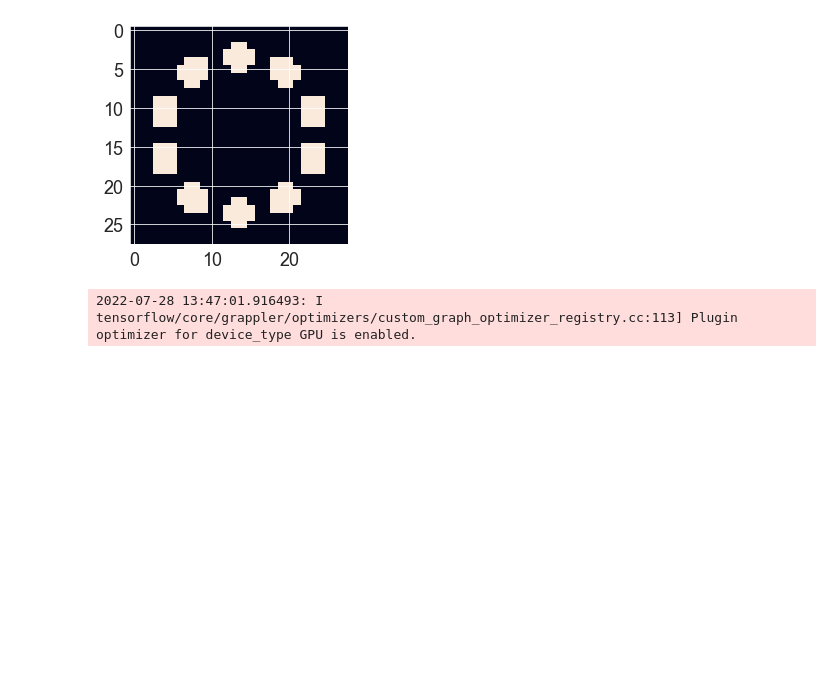
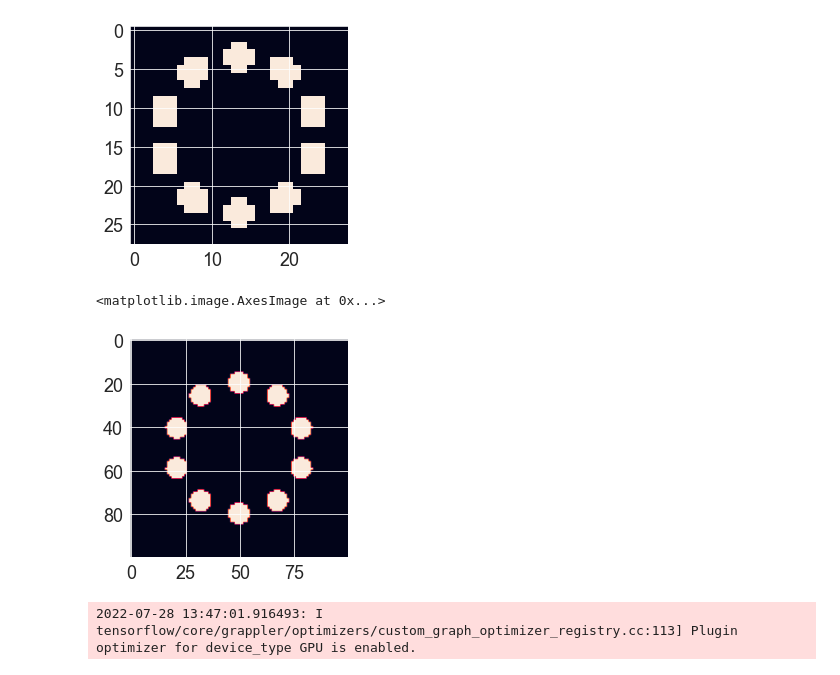
Before and after one commit to fftakumi/MOD2NN, a Jupyter notebook: Faraday/two_dim/test2.ipynb, the cells around one changed output. Saved outputs shown, nothing was run; the diff lists cells and outputs as text; code cells hidden in the pictures; blank space fills up the shorter version.

```diff
--- a/Faraday/two_dim/test2.ipynb
+++ b/Faraday/two_dim/test2.ipynb
@@ -88,6 +88,9 @@ class CircleOnCircumferenceDetector(tf.keras.layers.Layer):
             _ax = fig.add_subplot()
             _ax.imshow(sum_image.numpy())
 
+    def get_photo_mask(self):
+        return tf.reduce_sum(self.filters, axis=0)
+
     def get_config(self):
         config = super().get_config()
         config.update({
@@ -116,7 +119,7 @@ class CircleOnCircumferenceDetector(tf.keras.layers.Layer):
 
         return y
 # %%
-shape = (28, 28)
+shape = (100, 100)
 inputs = tf.keras.Input((28, 28))
 x = ImageResizing(shape)(inputs)
 x = ImageBinarization(0.5, 0.0, 1.0)(x)
@@ -125,7 +128,7 @@ x = MO(shape, limitation=None, theta=1.0, eta=0)(x)
 x = AngularSpectrum(shape, wavelength=532e-9, z=1.0e-3, d=1.0e-6, method='expand')(x)
 x = FaradayRotationByStokes(shape)(x)
 # x = D2NNMNISTFilter(shape)(x)
-x = CircleOnCircumferenceDetector(10, 10, 2)(x)
+x = CircleOnCircumferenceDetector(10, 30, 5)(x)
 #x = Polarizer(shape, phi=np.pi/4)(x)
 #x = ElectricFieldToIntensity(shape)(x)
 #x = MNISTDetector(10)(inputs)
@@ -133,6 +136,11 @@ x = tf.keras.layers.Softmax()(x)
 #x = MNISTDifferentialDetector(shape)(x)
 model = tf.keras.Model(inputs, x)
 #model.summary()
+# %%
+plt.imshow(model.layers[-2].get_photo_mask())
+# %% [output]
+<matplotlib.image.AxesImage at 0x...>
+[figure, added]
 # %%
 weights = model.layers[4].get_weights()
 phase = ((np.loadtxt("data/phase/100px/train_7.csv")) * 2.0 -1.0) * 1. * np.pi / 180
```
Also changed, not shown: 4 other files.
